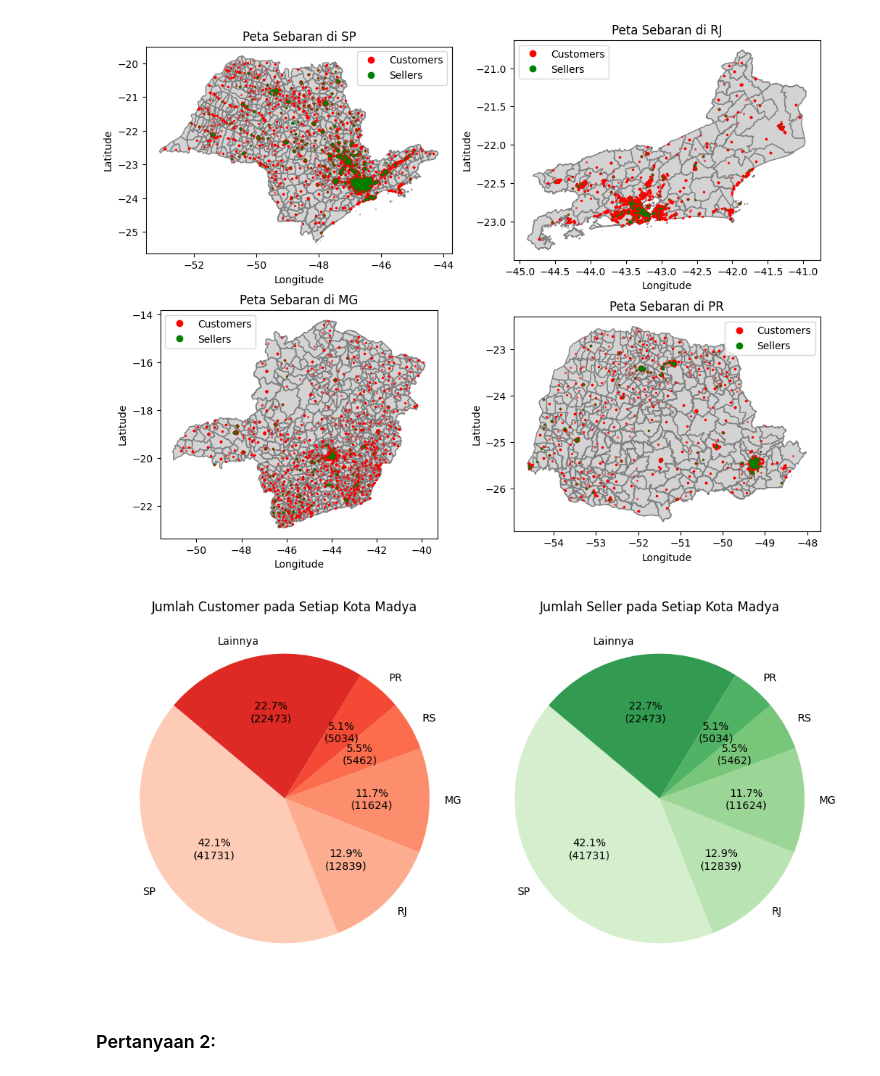
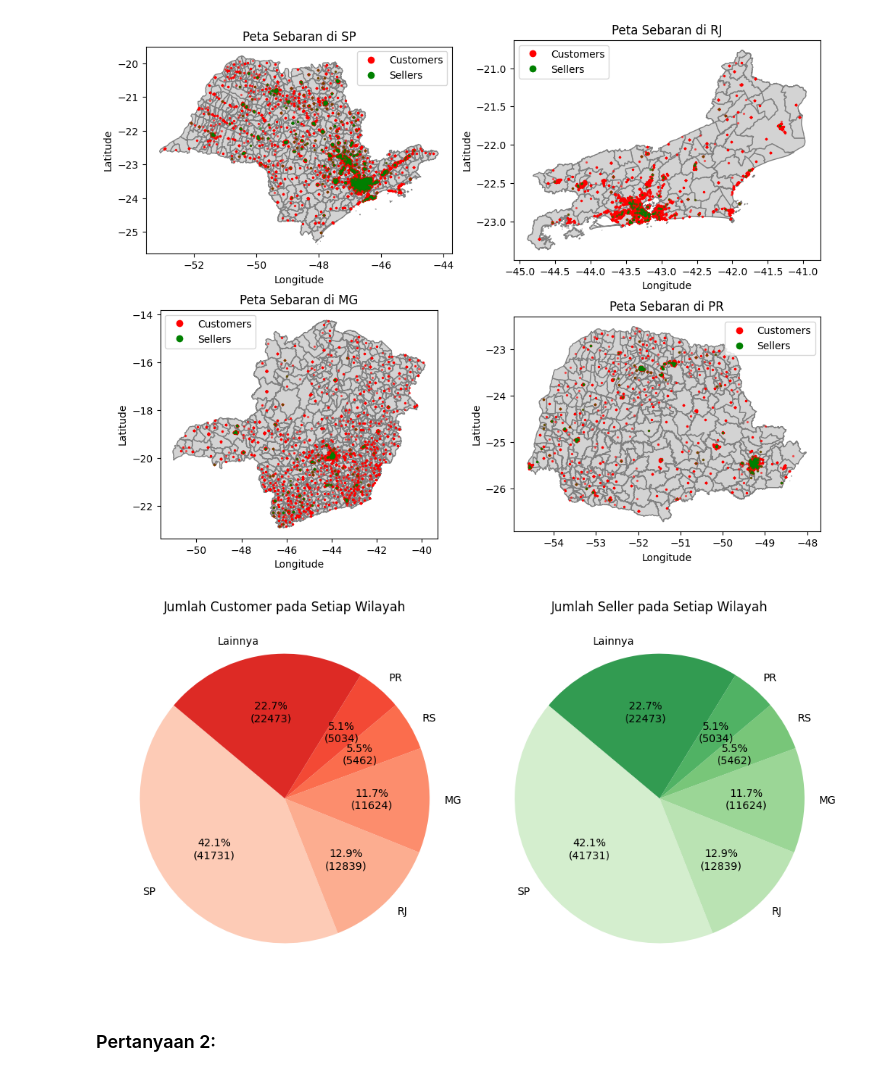
Before and after one commit to Benevito535220222/Dicoding_Analisis_ECommerce, a Jupyter notebook: Proyek_Analisis_Data.ipynb, the cells around one changed output. Saved outputs shown, nothing was run; the diff lists cells and outputs as text; code cells hidden in the pictures.

```diff
--- a/Proyek_Analisis_Data.ipynb
+++ b/Proyek_Analisis_Data.ipynb
@@ -282,13 +288,13 @@ Name: count, dtype: int64
 # %% [markdown]
 #### Pertanyaan 1:
 # %%
-# Drop kolom yang tidak diperlukan
-df1.drop(columns=["customer_unique_id", "customer_zip_code_prefix", "customer_city", "customer_state"], inplace=True)
-df2.drop(columns=["geolocation_zip_code_prefix", "geolocation_city", "geolocation_state"], inplace=True)
-
 # Bersihkan data duplikat dengan drop row dan gunakan customer_id dan seller_id sebagai kunci uniknya
 df1.drop_duplicates(subset=["customer_id"], inplace=True)
 df2.drop_duplicates(subset=["seller_id"], inplace=True)
+
+# Drop kolom yang tidak diperlukan
+df1.drop(columns=["customer_id", "customer_unique_id", "customer_zip_code_prefix", "customer_city", "customer_state"], inplace=True)
+df2.drop(columns=["seller_id", "geolocation_zip_code_prefix", "geolocation_city", "geolocation_state"], inplace=True)
 
 df1.to_csv("dashboard/geoloc_customer.csv", index=False)
 df2.to_csv("dashboard/geoloc_seller.csv", index=False)
@@ -306,5 +312,3 @@ brazil_state = read_state(year=2018).to_crs("EPSG:4674")
 # Karena ada data customer dari luar brazil, potong petanya ke negara brazil saja agar outlier tidak di tampilkan sehingga peta tidak tampil kecil
 gdf1 = gdf1.clip(brazil_state)
 gdf2 = gdf2.clip(brazil_state)
-
-gdf1
@@ -739,10 +696,7 @@ plt.show()
 # %% [output]
 [figure]
 # %%
-count_customers_state = df1["geolocation_state"].value_counts()
-count_seller_state = df1["geolocation_state"].value_counts()
-
-# Fungsi untuk format label menjadi persentase
+# Fungsi format label menjadi persentase
 def percent(pct, total):
     # Gunakan pembulatan agar hasil pembagian tidak jadi pecahan
     value = round(pct / 100 * total)
@@ -760,44 +714,48 @@ def group(value_counts):
     # < 4% termasuk kategori kecil
     large_cat = value_counts[percentages >= 4]
     small_cat = value_counts[percentages < 4]
 
     # Gabungkan menjadi satu kategori dengan nama "Lainnya" jika masuk ke small_categories
     if not small_cat.empty:
         large_cat["Lainnya"] = small_cat.sum()
 
     return large_cat
 
+# Hitung customer dan seller
+count_customers_state = df1["geolocation_state"].value_counts()
+count_seller_state = df1["geolocation_state"].value_counts()
+
 # Masukan value yang telah didapat untuk dikategorikan
-grouped_customers = group(count_customers_state)
-grouped_sellers = group(count_seller_state)
+group_customer = group(count_customers_state)
+group_seller = group(count_seller_state)
 
 # Buat 2 subplot
 fig, axes = plt.subplots(1, 2, figsize=(10, 7))
 
 # Chart untuk customer
 axes[0].pie(
-    grouped_customers,
-    labels=grouped_customers.index,
-    autopct=lambda pct: percent(pct, grouped_customers.sum()),
+    group_customer,
+    labels=group_customer.index,
+    autopct=lambda pct: percent(pct, group_customer.sum()),
     colors=plt.cm.Reds(range(50, 250, 25)),
     startangle=140
 )
-axes[0].set_title("Jumlah Customer pada Setiap Kota Madya")
+axes[0].set_title("Jumlah Customer pada Setiap Wilayah")
 
 # Chart untuk seller
 axes[1].pie(
-    grouped_sellers,
-    labels=grouped_sellers.index,
-    autopct=lambda pct: percent(pct, grouped_sellers.sum()),
+    group_seller,
+    labels=group_seller.index,
+    autopct=lambda pct: percent(pct, group_seller.sum()),
     colors=plt.cm.Greens(range(50, 250, 25)),
     startangle=140
 )
-axes[1].set_title("Jumlah Seller pada Setiap Kota Madya")
+axes[1].set_title("Jumlah Seller pada Setiap Wilayah")
 
 plt.tight_layout()
 plt.show()
 # %% [output]
-[figure, old version]
+[figure, new version]
 # %% [markdown]
 ### Pertanyaan 2:
 # %%
```
Also changed, not shown: parts of 16 cells of this notebook, 3 other files.
